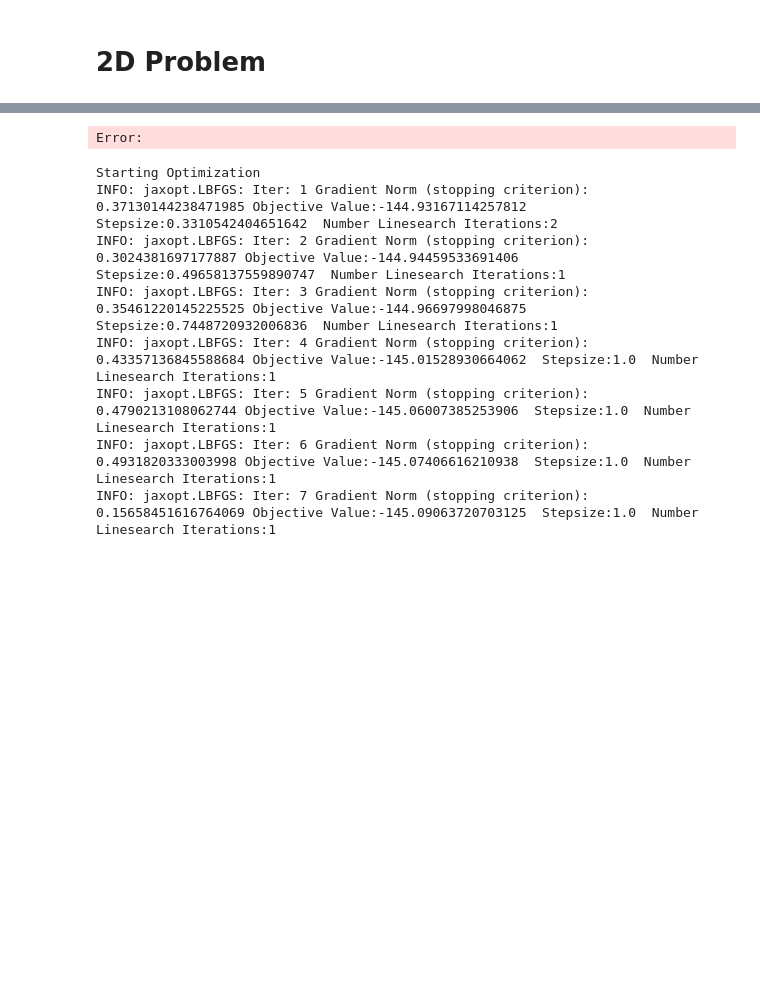
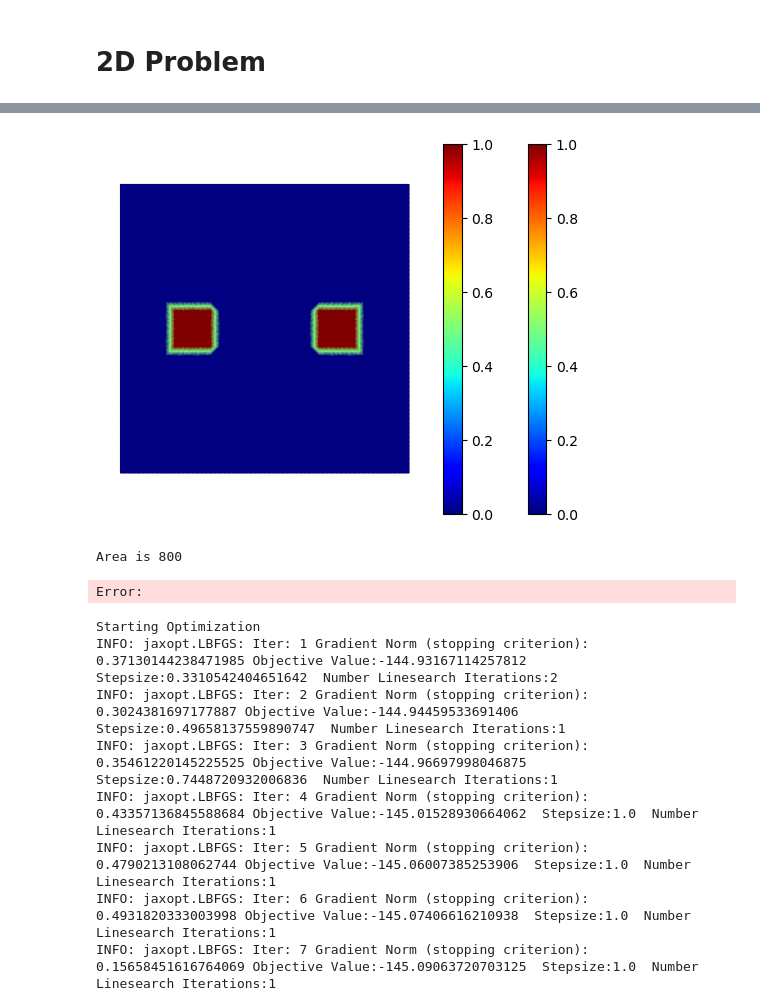
Before and after one commit to vcaipu/cqednumerics, a Jupyter notebook: 2D/2DZeroPoint.ipynb, the cells around one changed output, grey strips where cells are left out. Cells and saved outputs as stored; diff of their text form; code cells hidden in the pictures; blank space fills up the shorter version.

```diff
--- a/2D/2DZeroPoint.ipynb
+++ b/2D/2DZeroPoint.ipynb
@@ -62,3 +69,30 @@ Error:
+# %%
+sideLen = 20
+centerLeft,centerRight = ((sideLen+separation)/2,0), (-(sideLen+separation)/2,0)
+area = 2 * (sideLen ** 2)
+
+def theta(x_vec):
+    x,y = x_vec[0],x_vec[1]
+    cond1 = (jnp.abs(x-centerLeft[0]) <= sideLen / 2) & (jnp.abs(y-centerLeft[1]) <= sideLen / 2)
+    cond2 = (jnp.abs(x-centerRight[0]) <= sideLen / 2) & (jnp.abs(y-centerRight[1]) <= sideLen / 2)
+    return cond1 | cond2
+
+def theta_right_only(x_vec):
+    x,y = x_vec[0],x_vec[1]
+    cond1 = (jnp.abs(x-centerLeft[0]) <= sideLen / 2) & (jnp.abs(y-centerLeft[1]) <= sideLen / 2)
+    cond2 = (jnp.abs(x-centerRight[0]) <= sideLen / 2) & (jnp.abs(y-centerRight[1]) <= sideLen / 2)
+    return cond1
+
+femsystem.plot_func_2d(lambda a,b: theta([a,b]))
+print(f"Area is {area}")
+# Now get integrated area.
+theta_at_dofs = theta(femsystem.doflocs).astype(jnp.float32)
+integrated_area = femsystem.integrate(lambda u,grad_u,x: u,theta_at_dofs)
+int_areas.append(integrated_area)
+print(f"Integrated Area Estimate: {integrated_area}")
+# %% [output]
+[figure, added]
+Area is 800
 # %%
 '''
 Helper Functions for Integrals
```
Also changed, not shown: parts of 2 cells of this notebook.
